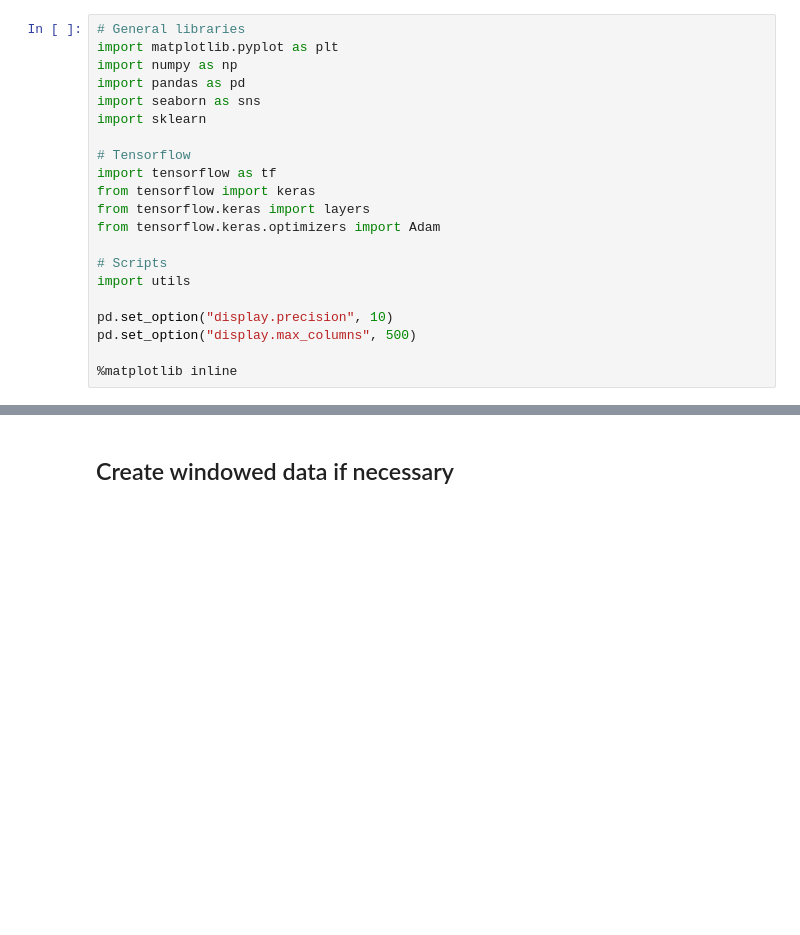
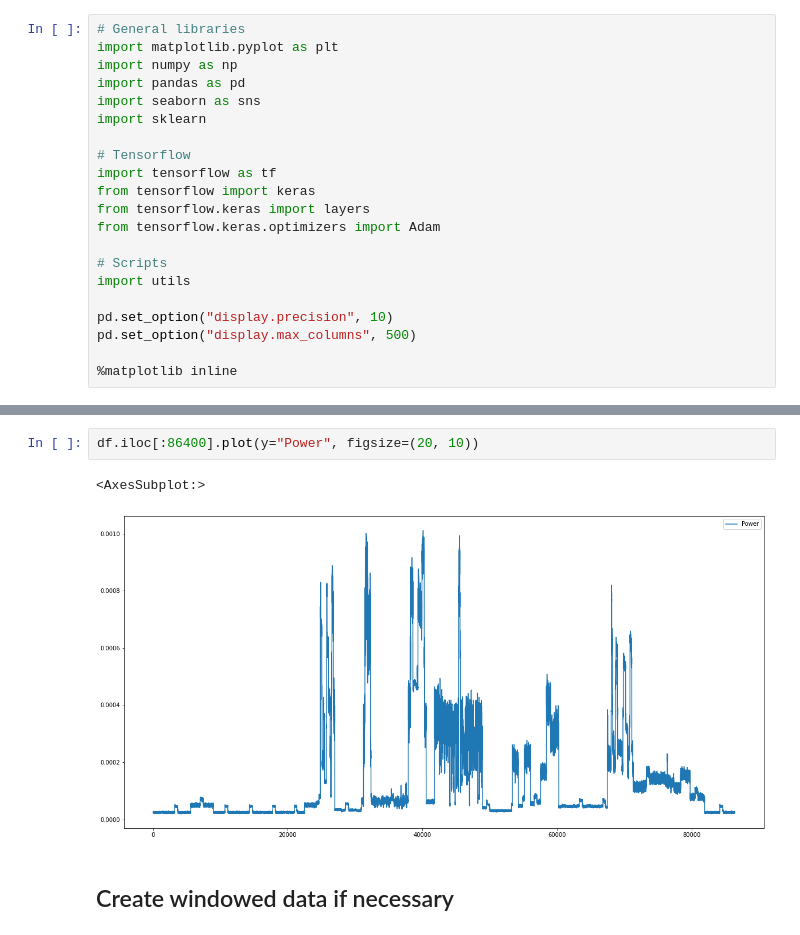
Before and after one commit to akletini/Forschungsprojekt, a Jupyter notebook: Evaluation.ipynb, the cells around one changed output, grey strips where cells are left out. Saved outputs shown, nothing was run; the diff lists cells and outputs as text; blank space fills up the shorter version.

```diff
--- a/Evaluation.ipynb
+++ b/Evaluation.ipynb
@@ -42,2 +42,7 @@ df
+# %%
+df.iloc[:86400].plot(y="Power", figsize=(20, 10))
+# %% [output]
+<AxesSubplot:>
+[figure, added]
 # %% [markdown]
 ## Create windowed data if necessary
```
Also changed, not shown: parts of 20 cells of this notebook, 2 other files.
